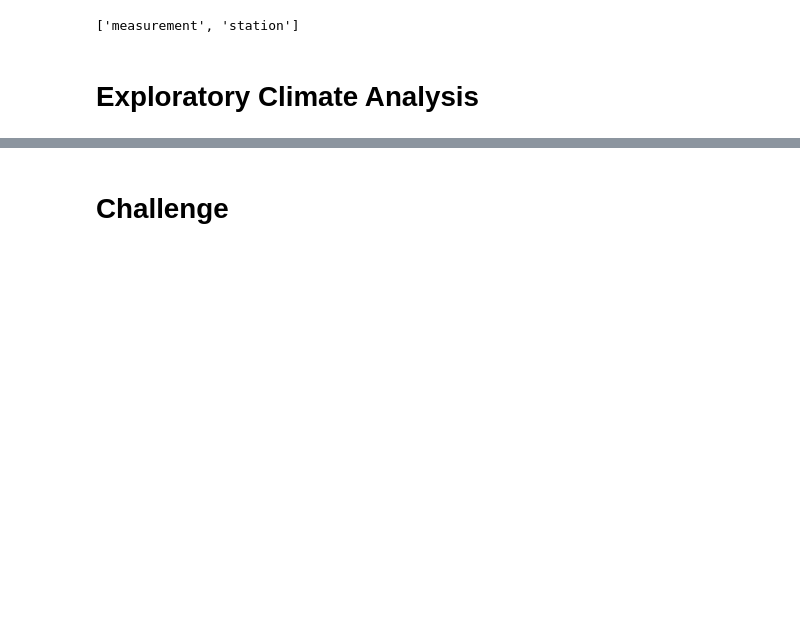
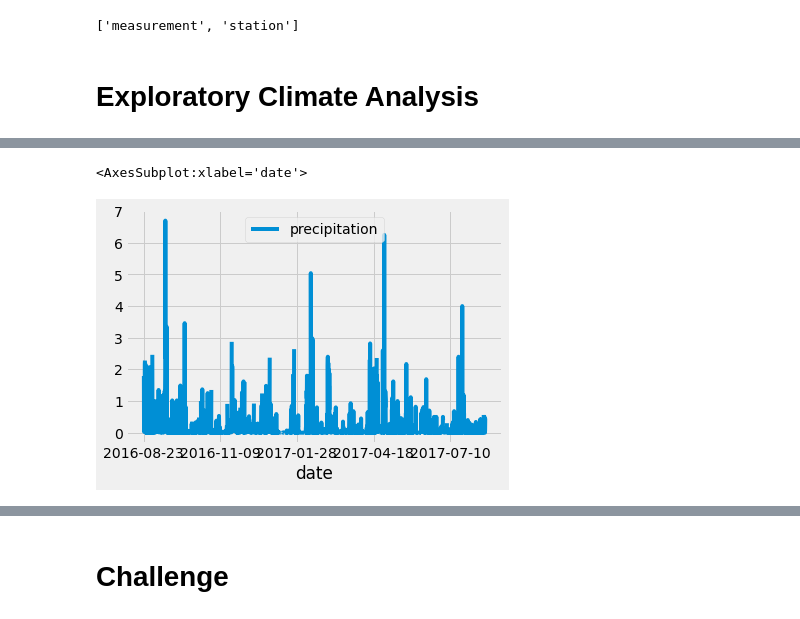
Before and after one commit to abdulahmandania/Surfs-Up, a Jupyter notebook: climate_analysis.ipynb, the cells around one changed output, grey strips where cells are left out. Cells and saved outputs as stored; diff of their text form; code cells hidden in the pictures; blank space fills up the shorter version.

```diff
--- a/climate_analysis.ipynb
+++ b/climate_analysis.ipynb
@@ -54,2 +80,7 @@ Station = Base.classes.station
+# %%
+df.plot()
+# %% [output]
+<AxesSubplot:xlabel='date'>
+[figure, added]
 # %%
 # Use Pandas to calcualte the summary statistics for the precipitation data
```
Also changed, not shown: parts of 5 cells of this notebook, 3 other files.
